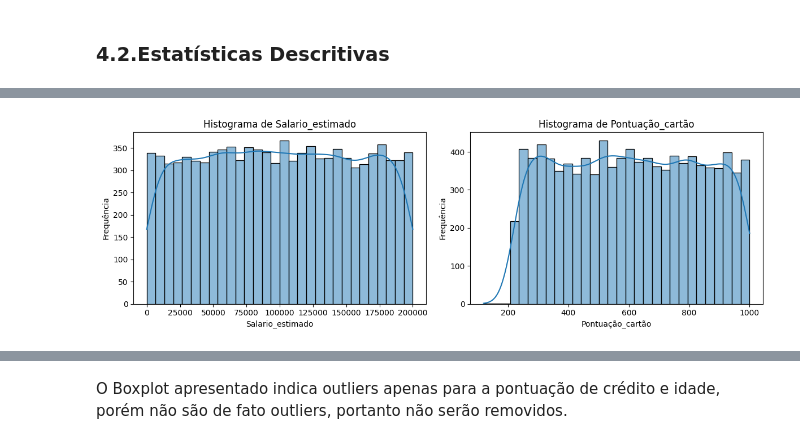
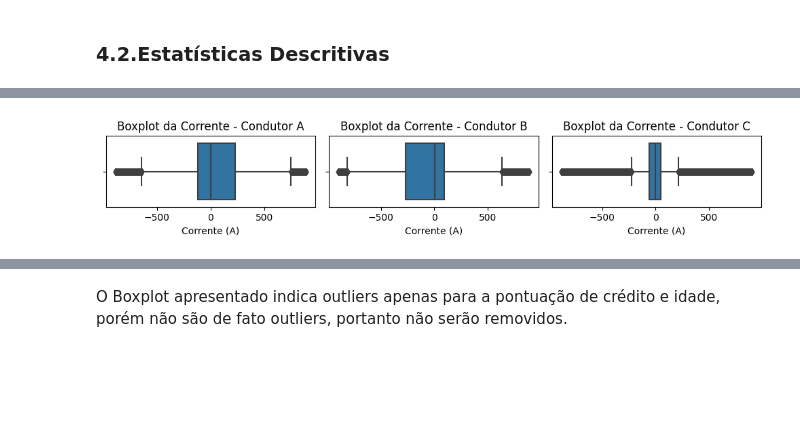
Before and after one commit to higordevellard/Machine_Learning_Electrical_Fault, a Jupyter notebook: machine_learning_curto_circuito.ipynb, the cells around one changed output, grey strips where cells are left out. Drawn from its saved outputs; the diff is of its cells as text; code cells hidden in the pictures; blank space fills up the shorter version.

```diff
--- a/machine_learning_curto_circuito.ipynb
+++ b/machine_learning_curto_circuito.ipynb
@@ -151,0 +154,6 @@ dataset.head(5)
+# %%
+# Criando a nova coluna
+dataset['Tipo_de_Curto_Circuito'] = dataset.iloc[:, 0:4].apply(lambda row: ''.join(str(x) for x in row), axis=1)
+
+# Exibindo o dataset com a nova coluna
+dataset.head(5)
@@ -226,23 +245,26 @@ plt.show()
 # %%
-# Criar um subplot com uma linha e duas colunas
-fig, axs = plt.subplots(nrows=1, ncols=2, figsize=(12, 4))
+# Criar um subplot com uma linha e três colunas
+fig, axs = plt.subplots(nrows=1, ncols=3, figsize=(10, 2))
 
-# Plotar o histograma de Salario_estimado
-sns.histplot(dataset_2['Salario_estimado'], kde=True, bins=30, ax=axs[0])
-axs[0].set_xlabel("Salario_estimado")
-axs[0].set_ylabel("Frequência")
-axs[0].set_title("Histograma de Salario_estimado")
+# Plotar o boxplot de pontuação de crédito
+sns.boxplot(x="Ia", data=dataset, ax=axs[0])
+axs[0].set_title("Boxplot da Corrente - Condutor A")
+axs[0].set_xlabel("Corrente (A)")
 
-# Plotar o histograma de Pontuação_cartão
-sns.histplot(dataset_2['Pontuação_cartão'], kde=True, bins=30, ax=axs[1])
-axs[1].set_xlabel("Pontuação_cartão")
-axs[1].set_ylabel("Frequência")
-axs[1].set_title("Histograma de Pontuação_cartão")
+# Plotar o boxplot de Idade
+sns.boxplot(x="Ib", data=dataset, ax=axs[1])
+axs[1].set_title("Boxplot da Corrente - Condutor B")
+axs[1].set_xlabel("Corrente (A)")
+
+# Plotar o boxplot do tempo de correntista
+sns.boxplot(x="Ic", data=dataset, ax=axs[2])
+axs[2].set_title("Boxplot da Corrente - Condutor C")
+axs[2].set_xlabel("Corrente (A)")
 
 # Ajuste de layout
 plt.tight_layout()
 
-# Exibição dos histogramas
+# Exibição dos boxplots
 plt.show()
 # %% [output]
-[figure, old version]
+[figure, new version]
```
Also changed, not shown: parts of 29 cells of this notebook.
